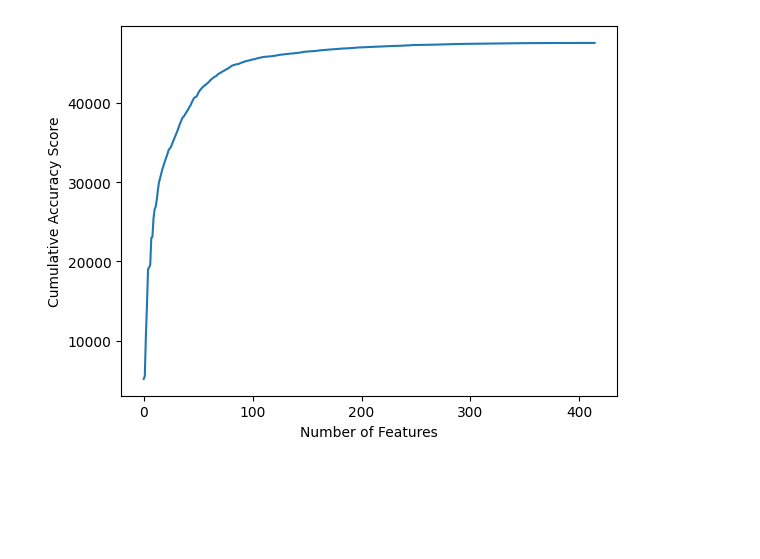
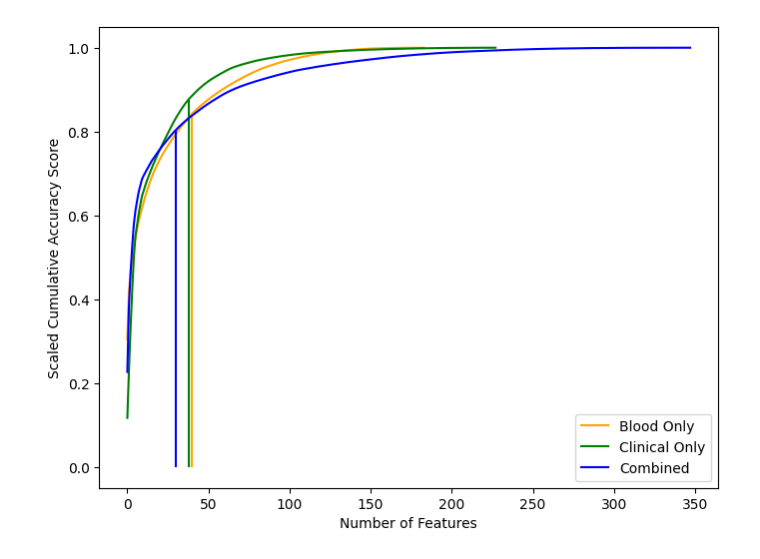
Before and after one commit to anusha1207/TARCC-Alzheimers, a Jupyter notebook: main.ipynb, the cells around one changed output. Drawn from its saved outputs; the diff is of its cells as text; code cells hidden in the pictures; blank space fills up the shorter version.

```diff
--- a/main.ipynb
+++ b/main.ipynb
@@ -46,8 +52,0 @@ plot_feature_against_diagnosis(
-# %%
-import pandas as pd
-
-y, X = get_features_label(df)
-y = pd.Series(y)
-plot_accuracy_with_features(X, y)
-# %% [output]
-[figure, removed]
@@ -58,0 +53,8 @@ combined_selected_features = perform_mrmr(combined.drop("P1_PT_TYPE", axis=1), p
+# %%
+blood_features, clinical_features, combined_features = plot_cutoffs(blood_only, clinical_only, combined)
+blood_only_subset = blood_only[blood_features + ["P1_PT_TYPE"]]
+clinical_only_subset = clinical_only[clinical_features + ["P1_PT_TYPE"]]
+combined_subset = combined[combined_features + ["P1_PT_TYPE"]]
+clinical_only_subset_without_mci = clinical_only_subset[clinical_only_subset["P1_PT_TYPE"] != 4]
+# %% [output]
+[figure, added]
```
Also changed, not shown: parts of 24 cells of this notebook, 5 other files.
